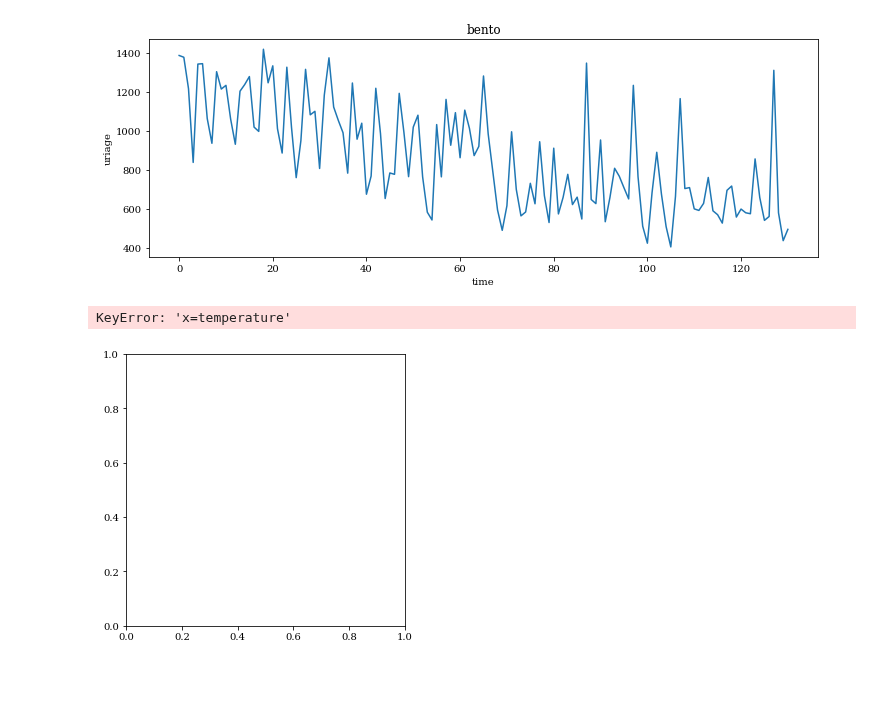
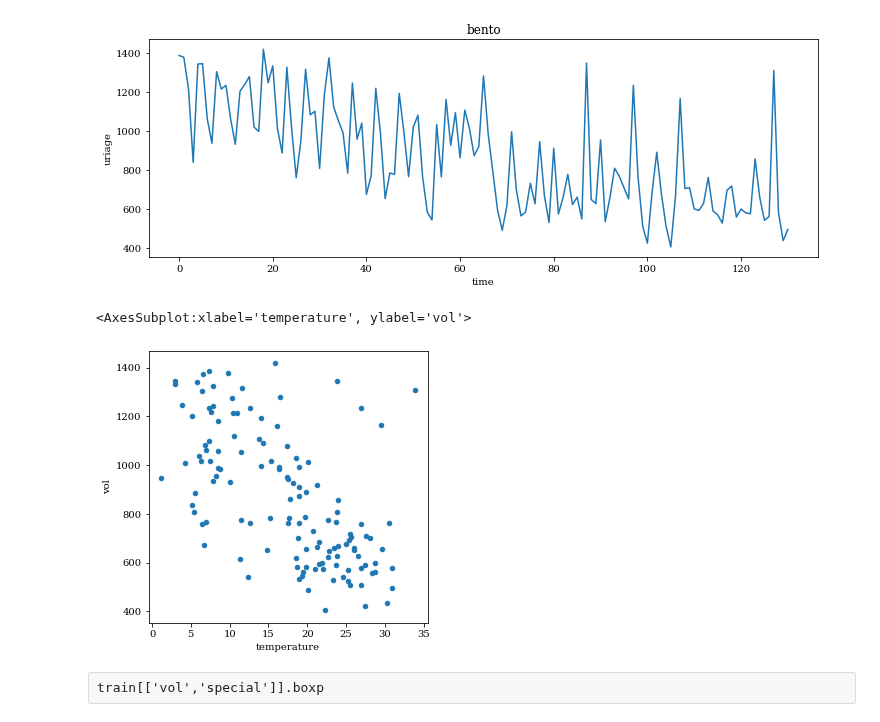
Before and after one commit to mochi2000/python, a Jupyter notebook: tutorial/task3/Untitled.ipynb, the cells around one changed output. Saved outputs shown, nothing was run; the diff lists cells and outputs as text; code cells hidden in the pictures; blank space fills up the shorter version.

```diff
--- a/tutorial/task3/Untitled.ipynb
+++ b/tutorial/task3/Untitled.ipynb
@@ -132,7 +132,9 @@ ax.set_ylabel('uriage')
 Text(0, 0.5, 'uriage')
 [figure]
 # %%
-train.plot.scatter('x=temperature', y='vol', figsize=(5,5))
+train.plot.scatter(x='temperature', y='vol', figsize=(5,5))
 # %% [output]
-KeyError: 'x=temperature'
+<AxesSubplot:xlabel='temperature', ylabel='vol'>
-[figure, old version]
+[figure, new version]
+# %% [raw]
+train[['vol','special']].boxp
```
